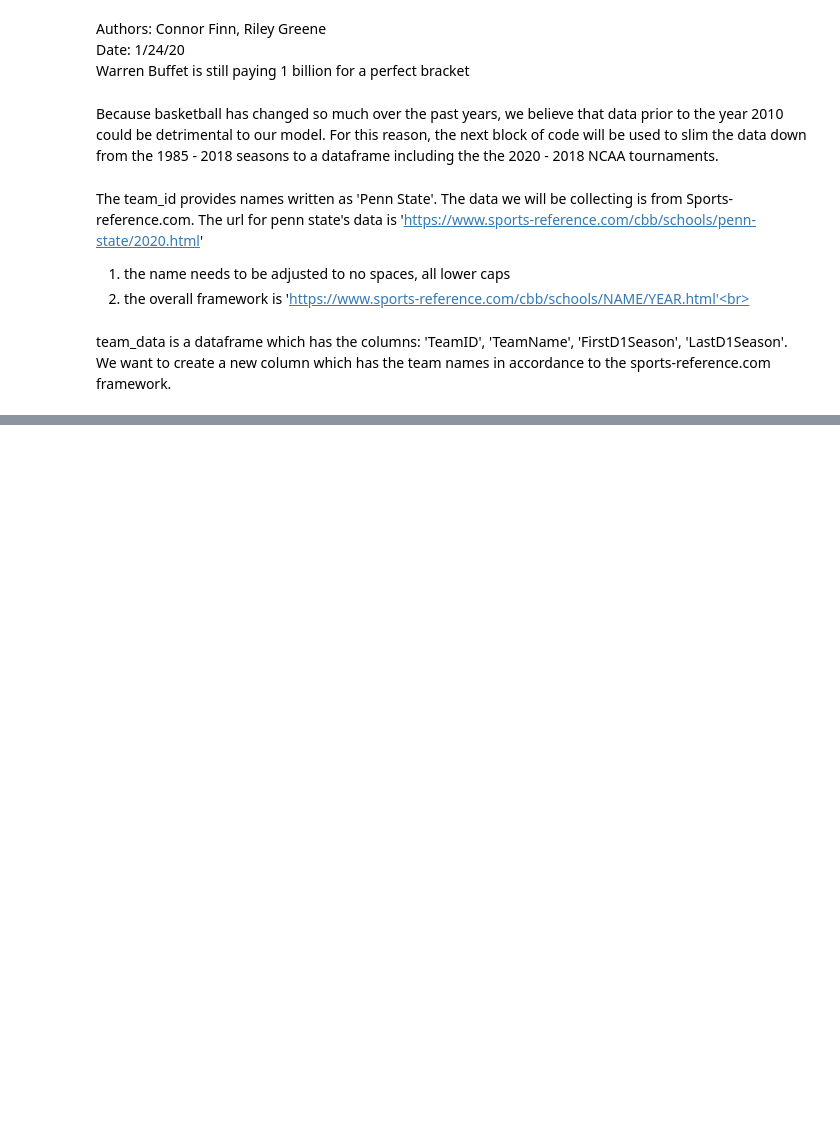
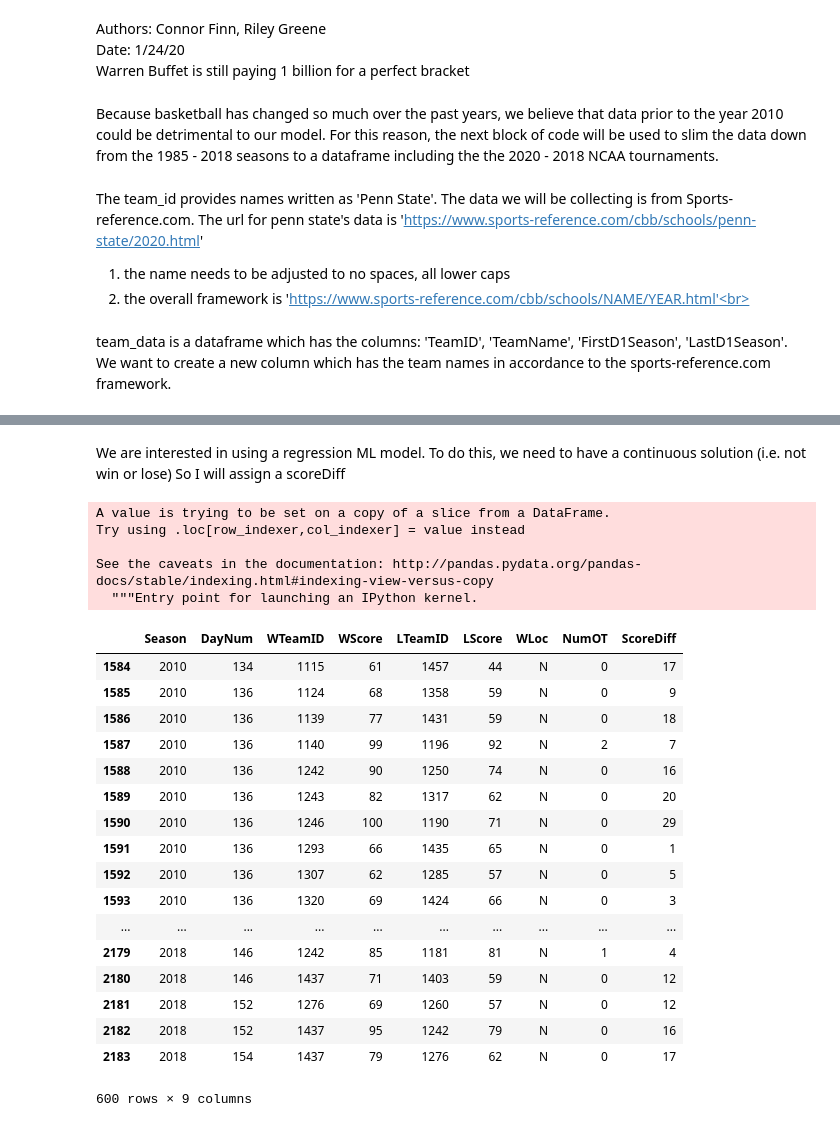
Before and after one commit to cmf2196/division1Basketball, a Jupyter notebook: march_madness.ipynb, the cells around one changed output, grey strips where cells are left out. Saved outputs shown, nothing was run; the diff lists cells and outputs as text; code cells hidden in the pictures; blank space fills up the shorter version.

Commit message:
time to collect the data

```diff
--- a/march_madness.ipynb
+++ b/march_madness.ipynb
@@ -78,11 +75,0 @@ Using the two above dataframes, generate a list of team's that competed in the 2
-# %%
-# get the number of rows in the NCAA tournament dataframes ( number of games)
-ncaa_rows = ncaa_short.shape[0]
-# get all unique team id's for competitors in the tournaments
-all_team_id = ncaa_short.WTeamID.append(ncaa_short.LTeamID).unique()
-# Can below be done more efficienty?
-team_names = []
-for id1 in all_team_id:
-    teamIndex = team_data[team_data.TeamID==id1].index.values.astype(int)[0]  # this line could be slicker
-    teamName = team_data.TeamName.iloc[teamIndex]
-    team_names += [teamName]
@@ -90,0 +80,15 @@ for id1 in all_team_id:
+# %%
+# get arrays which include the team years and id's
+winner_array = np.vstack((ncaa_short.Season.values , ncaa_short.WTeamID.values ))
+loser_array = np.vstack((ncaa_short.Season.values , ncaa_short.LTeamID.values))
+
+# List of years
+years = ncaa_short.Season.unique()
+
+# the below loop will create a 2 x n array of all unique teams (year , school_id) which competed in NCAA's
+all_teams = np.empty((2,0)) # fill this array
+for year in years:
+    temp_1 = ncaa_short.WTeamID.loc[(ncaa_short.Season == year)].append(ncaa_short.LTeamID.loc[(ncaa_short.Season == year)]).unique()
+    temp_2 = np.full(shape = len(temp_1), fill_value = year , dtype = np.int)
+    temp_3 = np.vstack((temp_2 , temp_1))
+    all_teams = np.hstack((all_teams , temp_3)) # fill array
@@ -90,0 +127,31 @@ for id1 in all_team_id:
+# %% [markdown]
+We are interested in using a regression ML model. To do this, we need to have a continuous solution (i.e. not win or lose) So I will assign a scoreDiff
+# %%
+ncaa_short['ScoreDiff'] = ncaa_short['WScore'] - ncaa_short['LScore']
+# %% [output]
+A value is trying to be set on a copy of a slice from a DataFrame.
+Try using .loc[row_indexer,col_indexer] = value instead
+
+See the caveats in the documentation: http://pandas.pydata.org/pandas-docs/stable/indexing.html#indexing-view-versus-copy
+  """Entry point for launching an IPython kernel.
+# %%
+ncaa_short
+# %% [output]
+|  | Season | DayNum | WTeamID | WScore | LTeamID | LScore | WLoc | NumOT | ScoreDiff |
+| 1584 | 2010 | 134 | 1115 | 61 | 1457 | 44 | N | 0 | 17 |
+| 1585 | 2010 | 136 | 1124 | 68 | 1358 | 59 | N | 0 | 9 |
+| 1586 | 2010 | 136 | 1139 | 77 | 1431 | 59 | N | 0 | 18 |
+| 1587 | 2010 | 136 | 1140 | 99 | 1196 | 92 | N | 2 | 7 |
+| 1588 | 2010 | 136 | 1242 | 90 | 1250 | 74 | N | 0 | 16 |
+| 1589 | 2010 | 136 | 1243 | 82 | 1317 | 62 | N | 0 | 20 |
+| 1590 | 2010 | 136 | 1246 | 100 | 1190 | 71 | N | 0 | 29 |
+| 1591 | 2010 | 136 | 1293 | 66 | 1435 | 65 | N | 0 | 1 |
+| 1592 | 2010 | 136 | 1307 | 62 | 1285 | 57 | N | 0 | 5 |
+| 1593 | 2010 | 136 | 1320 | 69 | 1424 | 66 | N | 0 | 3 |
+| ... | ... | ... | ... | ... | ... | ... | ... | ... | ... |
+| 2179 | 2018 | 146 | 1242 | 85 | 1181 | 81 | N | 1 | 4 |
+| 2180 | 2018 | 146 | 1437 | 71 | 1403 | 59 | N | 0 | 12 |
+| 2181 | 2018 | 152 | 1276 | 69 | 1260 | 57 | N | 0 | 12 |
+| 2182 | 2018 | 152 | 1437 | 95 | 1242 | 79 | N | 0 | 16 |
+| 2183 | 2018 | 154 | 1437 | 79 | 1276 | 62 | N | 0 | 17 |
+600 rows × 9 columns
```
Also changed, not shown: parts of 8 cells of this notebook.
